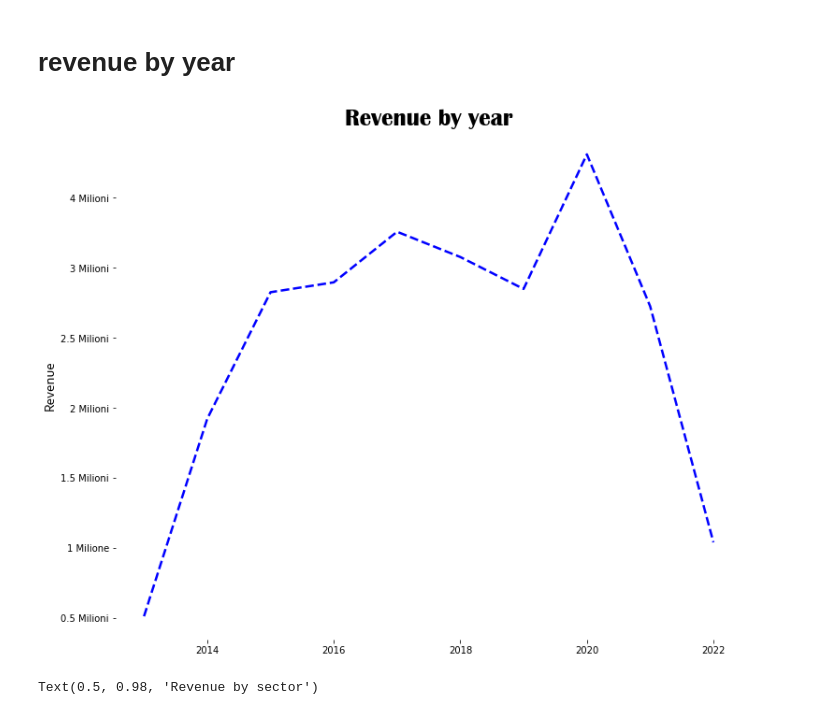
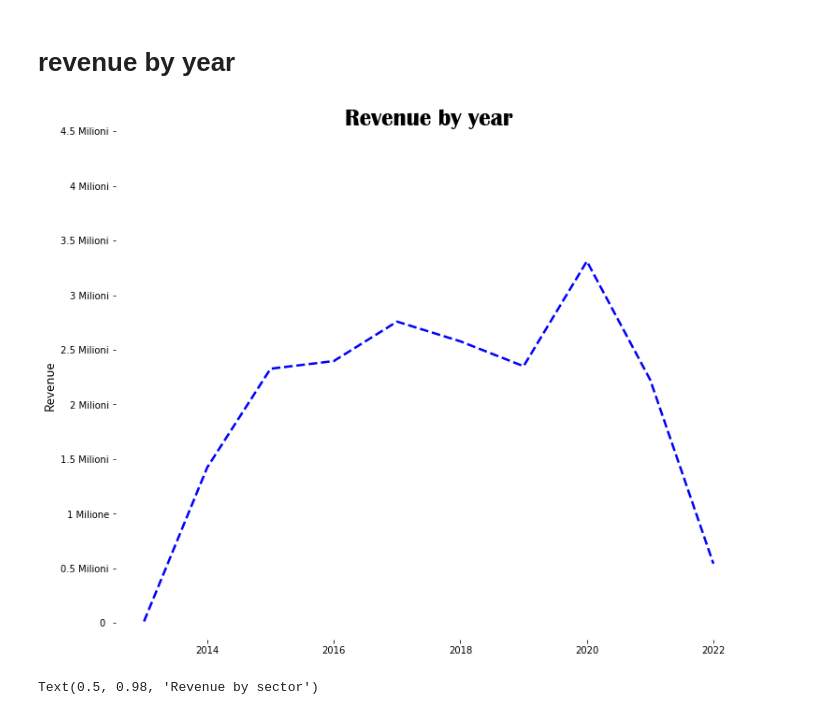
Before and after one commit to PaoloComensoli/progetto-dslab, a Jupyter notebook: src/exploration.ipynb, the cells around one changed output. Drawn from its saved outputs; the diff is of its cells as text; code cells hidden in the pictures.

Commit message:
change graph

```diff
--- a/src/exploration.ipynb
+++ b/src/exploration.ipynb
@@ -16,13 +16,14 @@ df = pd.read_csv('../dati/serie-storiche-ecommerce.csv', quotechar = "'", parse_
 # %%
 total_revenue_by_year = data = df.groupby('year')['totale'].sum().reset_index()
 fig, ax = plt.subplots(1,1, figsize = (12,10))
 ax.plot(total_revenue_by_year.year, total_revenue_by_year.totale, linestyle = 'dashed' , linewidth = 2.5, color = 'blue')
 ax.set_ylabel('Revenue', fontsize = 15, fontname = 'Corbel')
 ax.set_title('Revenue by year', fontsize = 25, fontname = 'Britannic Bold');
-ax.set_yticklabels(["0 ", "0.5 Milioni", "1 Milione", "1.5 Milioni", "2 Milioni", "2.5 Milioni", "3 Milioni", "4 Milioni", "4.5 Milioni" ]);
+ax.set_yticks([0, 5000000, 10000000, 15000000, 20000000, 25000000, 30000000, 35000000, 40000000, 45000000])
+ax.set_yticklabels(["0 ", "0.5 Milioni", "1 Milione", "1.5 Milioni", "2 Milioni", "2.5 Milioni", "3 Milioni", "3.5 Milioni", "4 Milioni", "4.5 Milioni" ]);
 plt.box(False);
 # %% [output]
-[figure, old version]
+[figure, new version]
 # %%
 facet = sns.FacetGrid(data = df,  col = 'settore',  col_wrap = 6, sharey = False, height = 3, aspect= 2)
 facet.map(sns.lineplot, 'data', 'totale');
```
